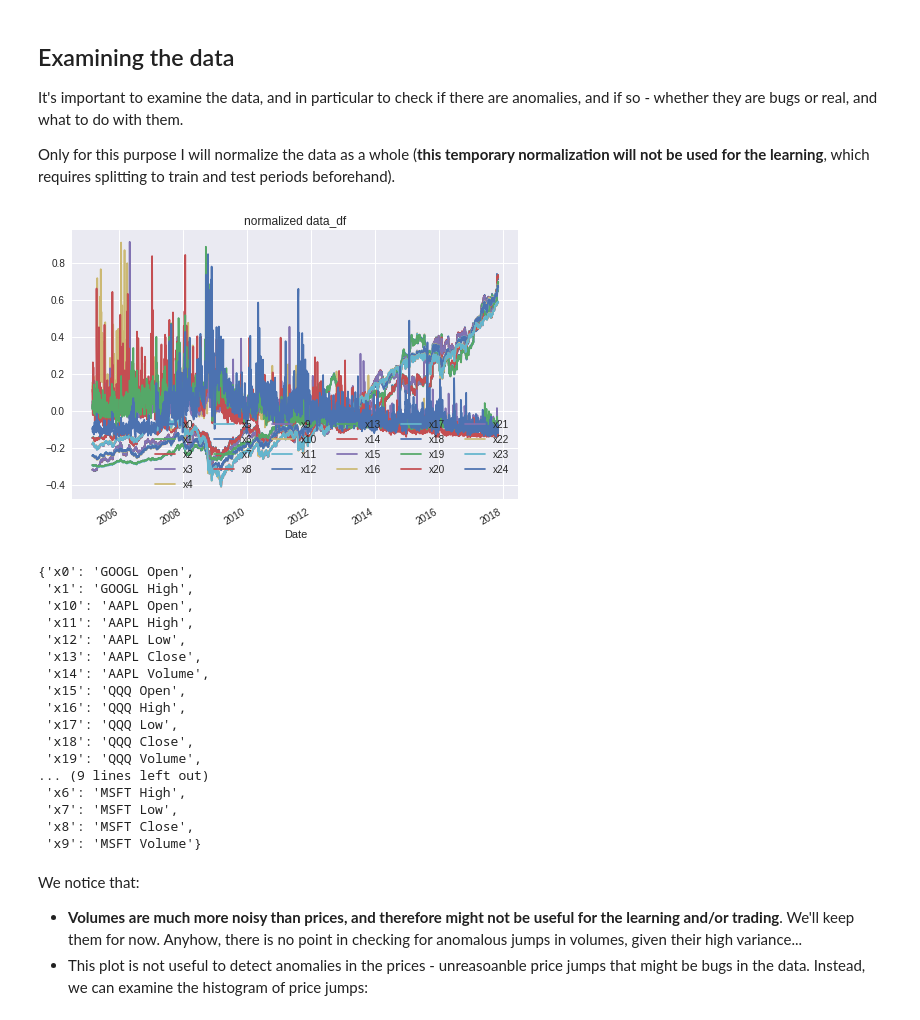
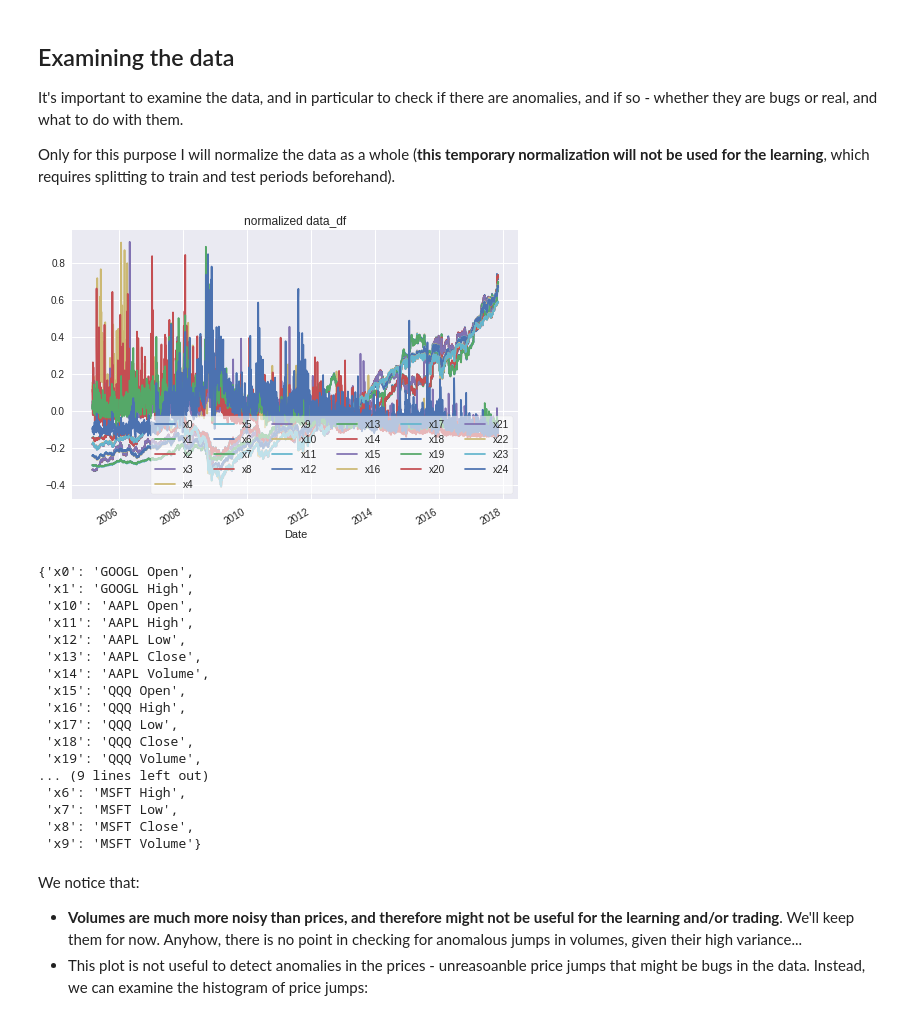
Before and after one commit to Ozziko/AlgoTradingAI, a Jupyter notebook: Oz_Livneh_Algo_Trading_AI.ipynb, the cells around one changed output. Drawn from its saved outputs; the diff is of its cells as text; code cells hidden in the pictures.

```diff
--- a/Oz_Livneh_Algo_Trading_AI.ipynb
+++ b/Oz_Livneh_Algo_Trading_AI.ipynb
@@ -372,18 +390,18 @@ Only for this purpose I will normalize the data as a whole (**this temporary nor
 # %%
 import matplotlib.pylab as plt
 def plot_normalized_df(df):
   temp_norm_df=(df-df.mean(axis=0))/(df.max(axis=0)-df.min(axis=0))
   temp_norm_df.plot()
 
 plot_normalized_df(data_df)
 plt.title('normalized data_df')
-plt.legend(loc='lower right',ncol=6)
+plt.legend(loc='lower right',ncol=6,frameon=True,fancybox=True,framealpha=0.6,facecolor='white')
 plt.show()
 legend_dic={'x%d'%ind: attribute_names_list[ind] for ind in
             range(len(attribute_names_list))}
 legend_dic
 # %% [output]
-[figure, old version]
+[figure, new version]
 {'x0': 'GOOGL Open',
  'x1': 'GOOGL High',
  'x10': 'AAPL Open',
```
Also changed, not shown: parts of 90 cells of this notebook.
